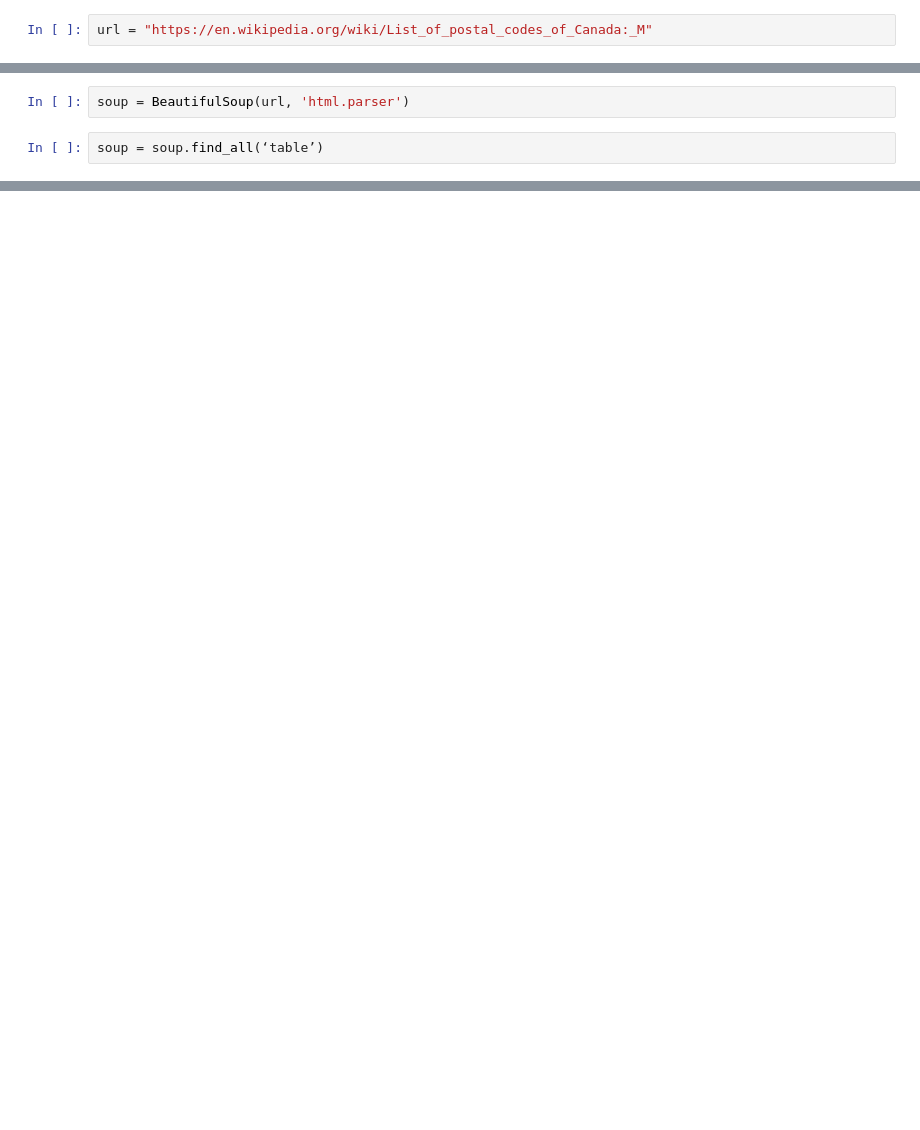
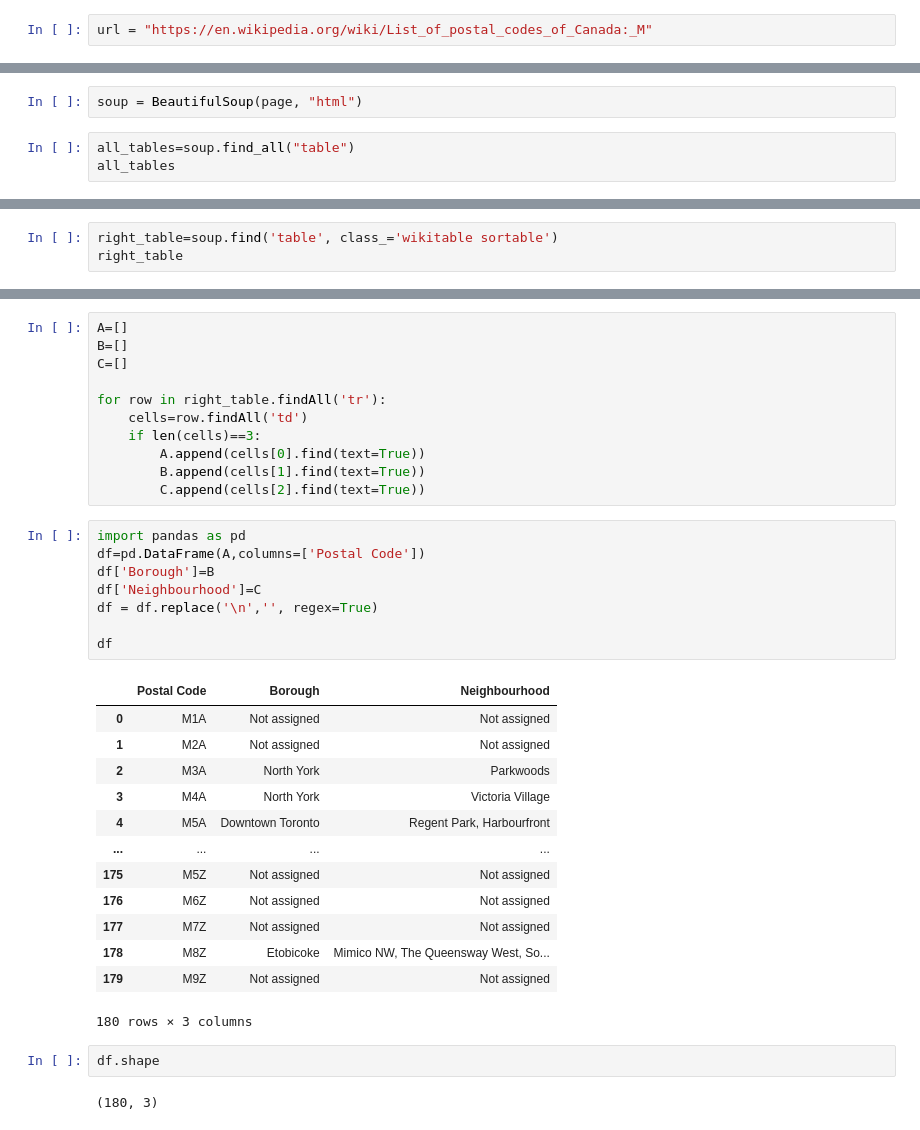
Before and after one commit to mulukenm/dataScience, a Jupyter notebook: Segmenting_Clustering_Neighborhoods_Toronto.ipynb, the cells around one changed output, grey strips where cells are left out. Cells and saved outputs as stored; diff of their text form; blank space fills up the shorter version.

```diff
--- a/Segmenting_Clustering_Neighborhoods_Toronto.ipynb
+++ b/Segmenting_Clustering_Neighborhoods_Toronto.ipynb
@@ -10,5 +12,6 @@ response = s.get(url)
 # %%
-soup = BeautifulSoup(url, 'html.parser')
+soup = BeautifulSoup(page, "html")
 # %%
-soup = soup.find_all(‘table’)
+all_tables=soup.find_all("table")
+all_tables
 # %% [output]
@@ -15,0 +35,3 @@ SyntaxError: invalid character in identifier (<ipython-input-7-f5b2cbb65576>, li
+# %%
+right_table=soup.find('table', class_='wikitable sortable')
+right_table
@@ -15,0 +56,37 @@ SyntaxError: invalid character in identifier (<ipython-input-7-f5b2cbb65576>, li
+# %%
+A=[]
+B=[]
+C=[]
+
+for row in right_table.findAll('tr'):
+    cells=row.findAll('td')
+    if len(cells)==3:
+        A.append(cells[0].find(text=True))
+        B.append(cells[1].find(text=True))
+        C.append(cells[2].find(text=True))
+# %%
+import pandas as pd
+df=pd.DataFrame(A,columns=['Postal Code'])
+df['Borough']=B
+df['Neighbourhood']=C
+df = df.replace('\n','', regex=True)
+
+df
+# %% [output]
+|  | Postal Code | Borough | Neighbourhood |
+| 0 | M1A | Not assigned | Not assigned |
+| 1 | M2A | Not assigned | Not assigned |
+| 2 | M3A | North York | Parkwoods |
+| 3 | M4A | North York | Victoria Village |
+| 4 | M5A | Downtown Toronto | Regent Park, Harbourfront |
+| ... | ... | ... | ... |
+| 175 | M5Z | Not assigned | Not assigned |
+| 176 | M6Z | Not assigned | Not assigned |
+| 177 | M7Z | Not assigned | Not assigned |
+| 178 | M8Z | Etobicoke | Mimico NW, The Queensway West, So... |
+| 179 | M9Z | Not assigned | Not assigned |
+180 rows × 3 columns
+# %%
+df.shape
+# %% [output]
+(180, 3)
```
Also changed, not shown: parts of 5 cells of this notebook.
